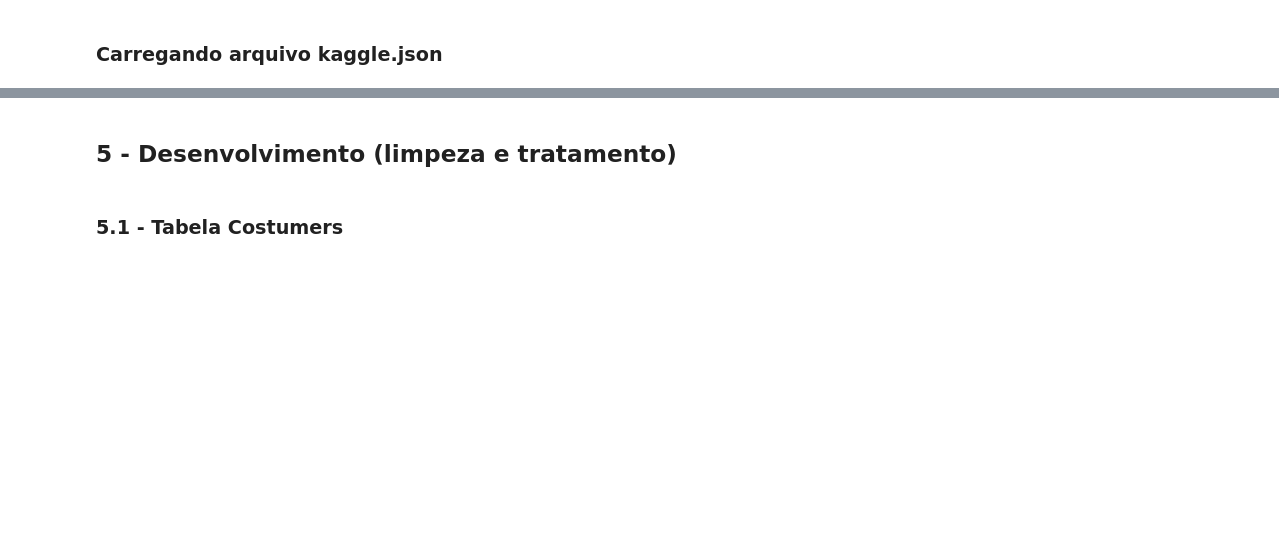
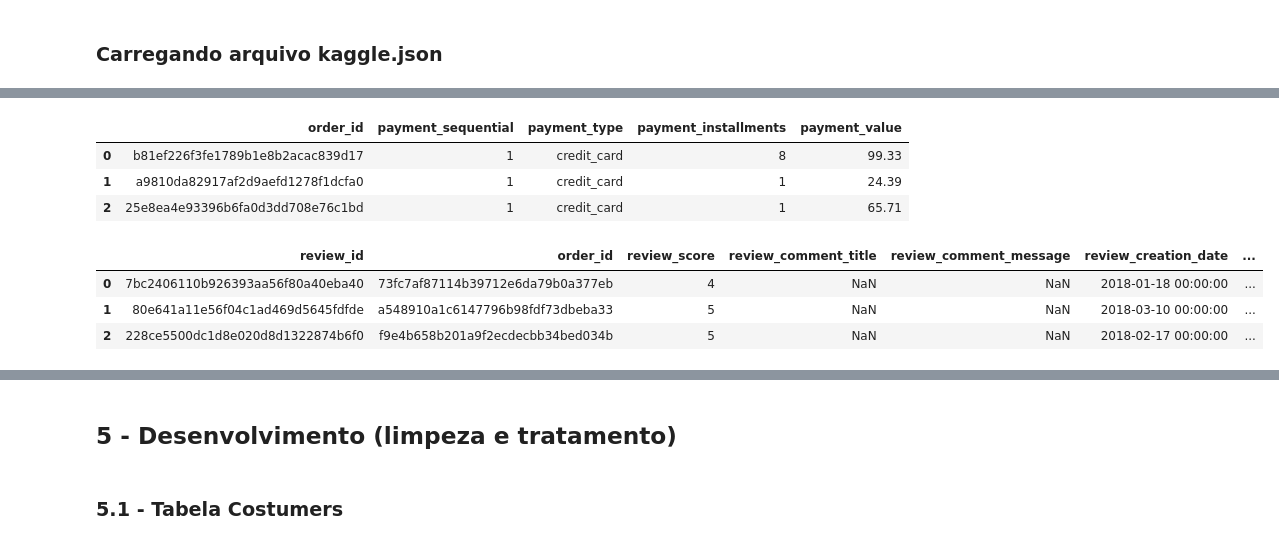
Before and after one commit to michelprosite/Trilha_Engenharia_Dados, a Jupyter notebook: desafio_ds.ipynb, the cells around one changed output, grey strips where cells are left out. Drawn from its saved outputs; the diff is of its cells as text; code cells hidden in the pictures; blank space fills up the shorter version.

```diff
--- a/desafio_ds.ipynb
+++ b/desafio_ds.ipynb
@@ -437,0 +270,16 @@ Por fim, seria importante utilizar técnicas de visualização de dados para apr
+# %%
+payments = pd.read_csv('kaggle_csv/olist_order_payments_dataset.csv')
+payments.head(3)
+# %% [output]
+|  | order_id | payment_sequential | payment_type | payment_installments | payment_value |
+| 0 | b81ef226f3fe1789b1e8b2acac839d17 | 1 | credit_card | 8 | 99.33 |
+| 1 | a9810da82917af2d9aefd1278f1dcfa0 | 1 | credit_card | 1 | 24.39 |
+| 2 | 25e8ea4e93396b6fa0d3dd708e76c1bd | 1 | credit_card | 1 | 65.71 |
+# %%
+reviews = pd.read_csv('kaggle_csv/olist_order_reviews_dataset.csv')
+reviews.head(3)
+# %% [output]
+|  | review_id | order_id | review_score | review_comment_title | review_comment_message | review_creation_date | ... |
+| 0 | 7bc2406110b926393aa56f80a40eba40 | 73fc7af87114b39712e6da79b0a377eb | 4 | NaN | NaN | 2018-01-18 00:00:00 | ... |
+| 1 | 80e641a11e56f04c1ad469d5645fdfde | a548910a1c6147796b98fdf73dbeba33 | 5 | NaN | NaN | 2018-03-10 00:00:00 | ... |
+| 2 | 228ce5500dc1d8e020d8d1322874b6f0 | f9e4b658b201a9f2ecdecbb34bed034b | 5 | NaN | NaN | 2018-02-17 00:00:00 | ... |
```
Also changed, not shown: parts of 113 cells of this notebook, 11 other files.
